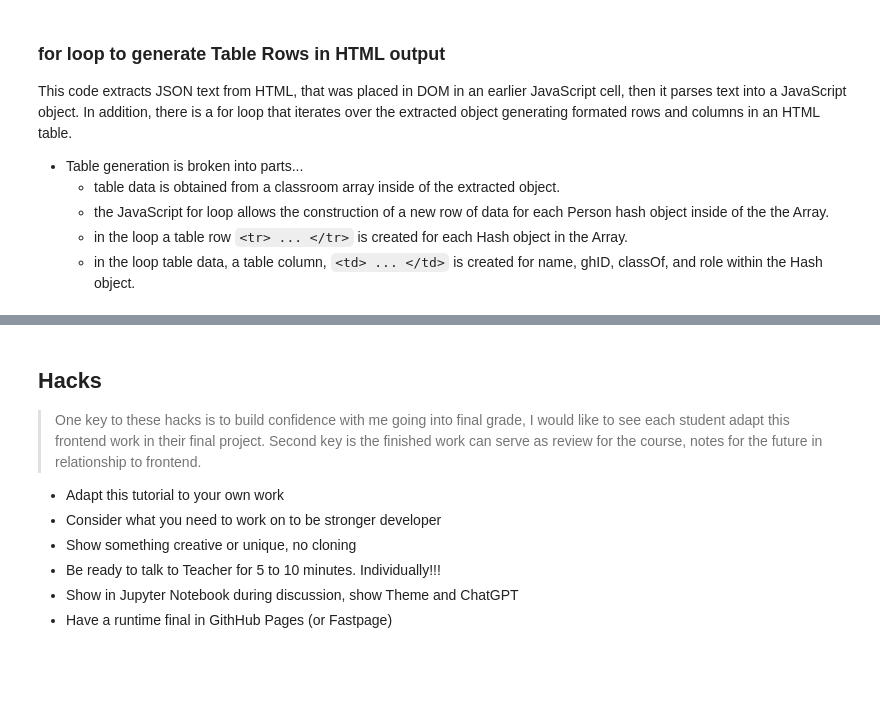
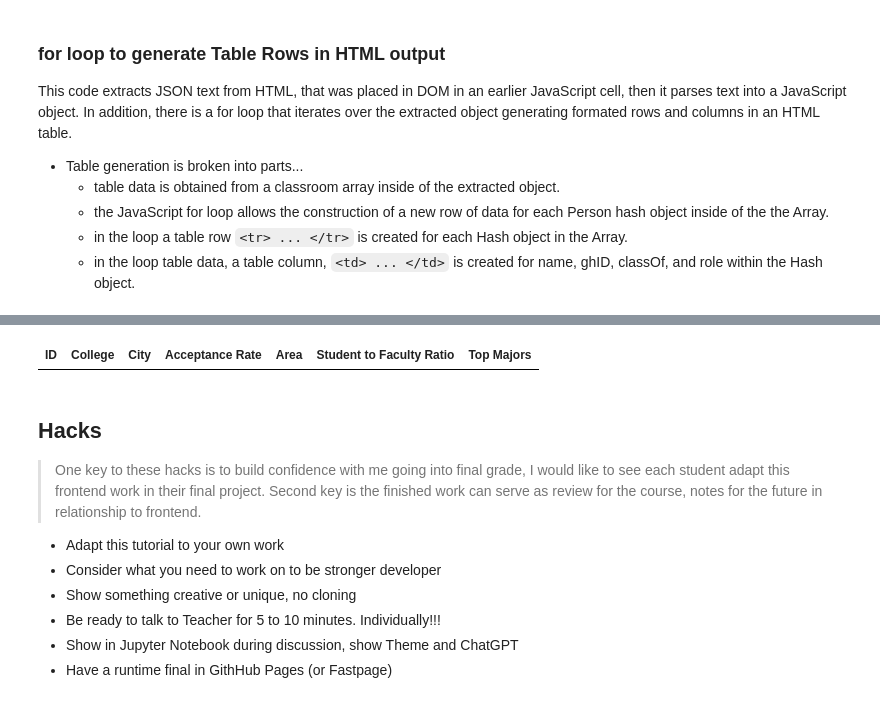
Before and after one commit to lydia-c2/fastpages-lyds, a Jupyter notebook: _notebooks/2023-05-11-PBL-javascript_tutorial.ipynb, the cells around one changed output, grey strips where cells are left out. Drawn from its saved outputs; the diff is of its cells as text; code cells hidden in the pictures; blank space fills up the shorter version.

```diff
--- a/_notebooks/2023-05-11-PBL-javascript_tutorial.ipynb
+++ b/_notebooks/2023-05-11-PBL-javascript_tutorial.ipynb
@@ -460,12 +460,9 @@ for (var row of classroom) {
 # %% [output]
 [interactive output not drawn]
 # %%
-%%js
-
+%%html
 <html>
-<head>
-    <title>College Search</title>
-    <link rel="stylesheet" type="text/css" href="https://cdn.datatables.net/1.10.25/css/jquery.dataTables.min.css">
+<title>College Search</title>
     <style>
         body {
             font-family: Arial, sans-serif;
@@ -513,9 +510,9 @@ for (var row of classroom) {
 <head>
     <!-- load jQuery and DataTables syle and scripts -->
     <link rel="stylesheet" type="text/css" href="https://cdn.datatables.net/1.13.4/css/jquery.dataTables.min.css">
-    <script type="text/javascript" language="javascript" src="https://code.jquery.com/jquery-3.6.0.min.js"></script>
     <script>var define = null;</script>
-    <script type="text/javascript" language="javascript" src="https://cdn.datatables.net/1.13.4/js/jquery.dataTables.min.js"></script>
+    <script src="https://code.jquery.com/jquery-3.6.0.min.js"></script>
+    <script src="https://cdn.datatables.net/1.13.4/js/jquery.dataTables.min.js"></script>
 </head>
 <table id="flaskTable" class="table" style="width:100%">
     <thead id="flaskHead">
@@ -566,3 +562,4 @@ for (var row of classroom) {
+| ID | College | City | Acceptance Rate | Area | Student to Faculty Ratio | Top Majors |
 # %% [markdown]
 ## Hacks
 > One key to these hacks is to build confidence with me going into final grade, I would like to see each student adapt this frontend work in their final project.  Second key is the finished work can serve as review for the course, notes for the future in relationship to frontend.
```
Also changed, not shown: parts of 1 cell of this notebook.
